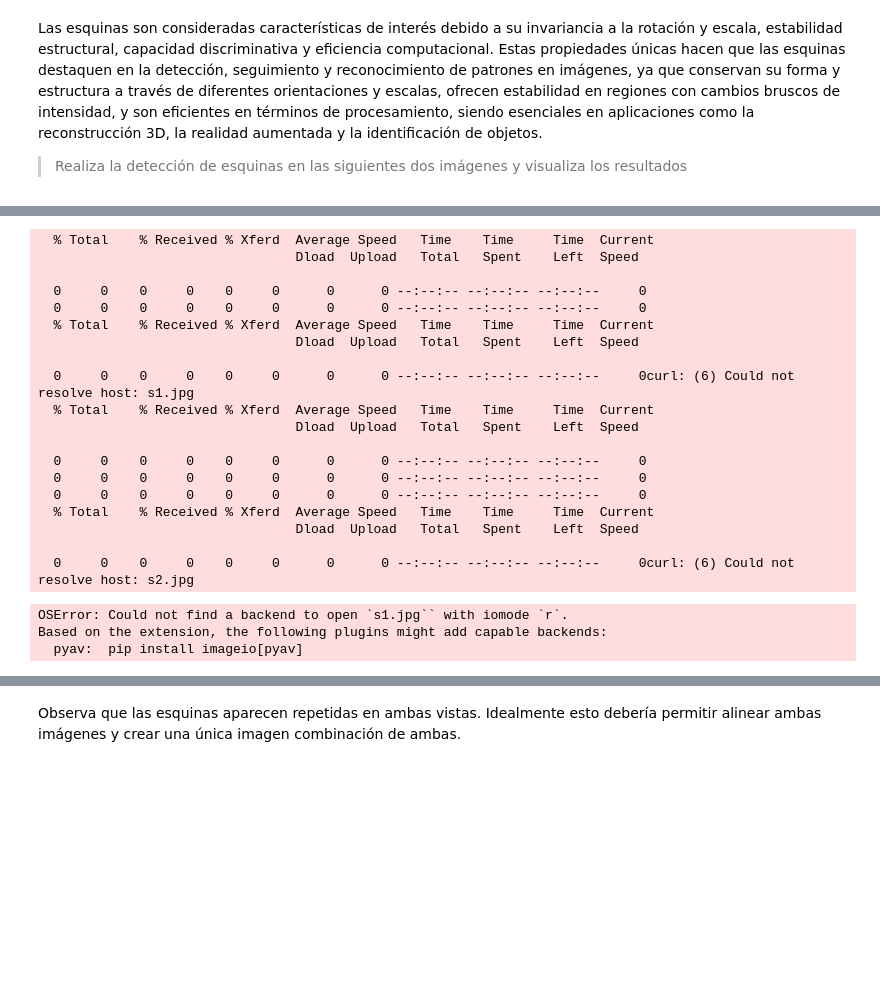
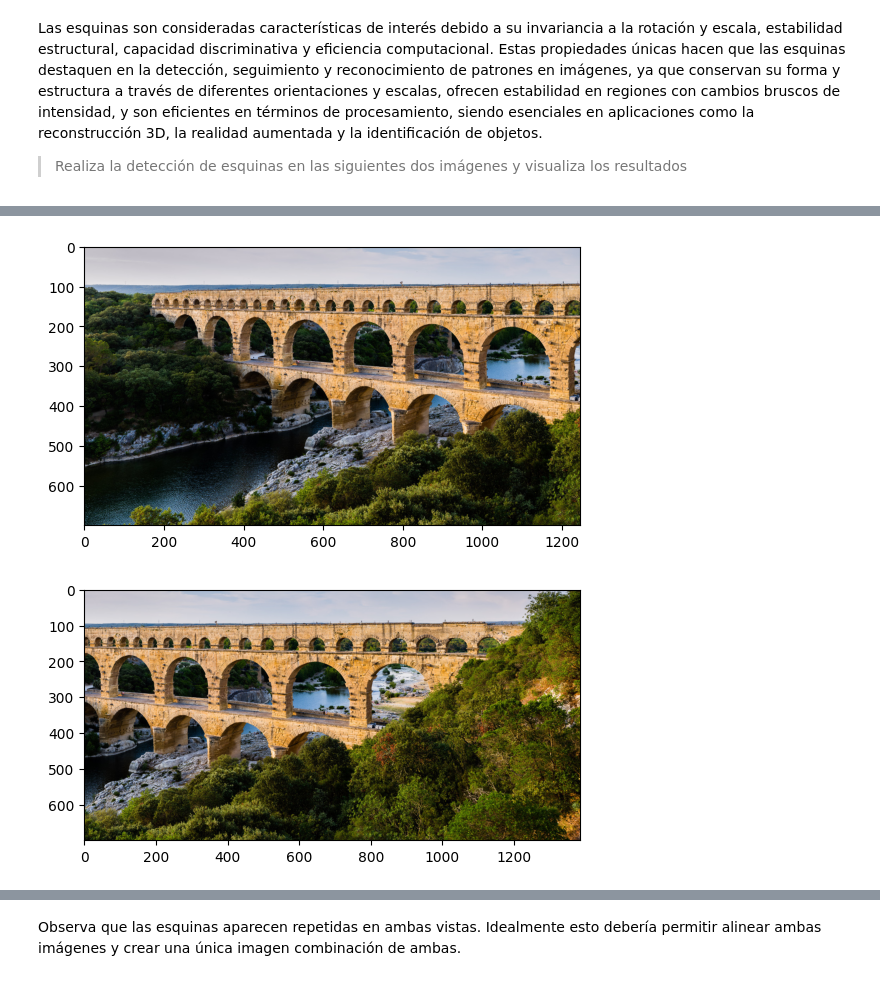
Before and after one commit to revekkadiana/Visi-n_Artificial, a Jupyter notebook: Prac05-Puntos.ipynb, the cells around one changed output, grey strips where cells are left out. Drawn from its saved outputs; the diff is of its cells as text; code cells hidden in the pictures; blank space fills up the shorter version.

```diff
--- a/Prac05-Puntos.ipynb
+++ b/Prac05-Puntos.ipynb
@@ -127,28 +182,10 @@ programa o archivo por lotes ejecutable.
-# %%
-!curl https://github.com/opencv/opencv_extra/blob/4.x/testdata/stitching/s1.jpg?raw=true -O s1.jpg
-!curl https://github.com/opencv/opencv_extra/blob/4.x/testdata/stitching/s2.jpg?raw=true -O s2.jpg
-img1 = skimage.io.imread('s1.jpg')
-img2 = skimage.io.imread('s2.jpg')
-# %% [output]
-  % Total    % Received % Xferd  Average Speed   Time    Time     Time  Current
-                                 Dload  Upload   Total   Spent    Left  Speed
-
-  0     0    0     0    0     0      0      0 --:--:-- --:--:-- --:--:--     0
-  0     0    0     0    0     0      0      0 --:--:-- --:--:-- --:--:--     0
-  % Total    % Received % Xferd  Average Speed   Time    Time     Time  Current
-                                 Dload  Upload   Total   Spent    Left  Speed
-
-  0     0    0     0    0     0      0      0 --:--:-- --:--:-- --:--:--     0curl: (6) Could not resolve host: s1.jpg
-  % Total    % Received % Xferd  Average Speed   Time    Time     Time  Current
-                                 Dload  Upload   Total   Spent    Left  Speed
-
-  0     0    0     0    0     0      0      0 --:--:-- --:--:-- --:--:--     0
-  0     0    0     0    0     0      0      0 --:--:-- --:--:-- --:--:--     0
-  0     0    0     0    0     0      0      0 --:--:-- --:--:-- --:--:--     0
-  % Total    % Received % Xferd  Average Speed   Time    Time     Time  Current
-                                 Dload  Upload   Total   Spent    Left  Speed
-
-  0     0    0     0    0     0      0      0 --:--:-- --:--:-- --:--:--     0curl: (6) Could not resolve host: s2.jpg
-OSError: Could not find a backend to open `s1.jpg`` with iomode `r`.
-Based on the extension, the following plugins might add capable backends:
-  pyav:  pip install imageio[pyav]
+# %%
+img1 = skimage.io.imread('s1.jpg')
+img2 = skimage.io.imread('s2.jpg')
+plt.imshow(img1)
+plt.show()
+plt.imshow(img2)
+plt.show()
+# %% [output]
+[figure, added]
+[figure, added]
```
Also changed, not shown: parts of 11 cells of this notebook, 25 other files.
